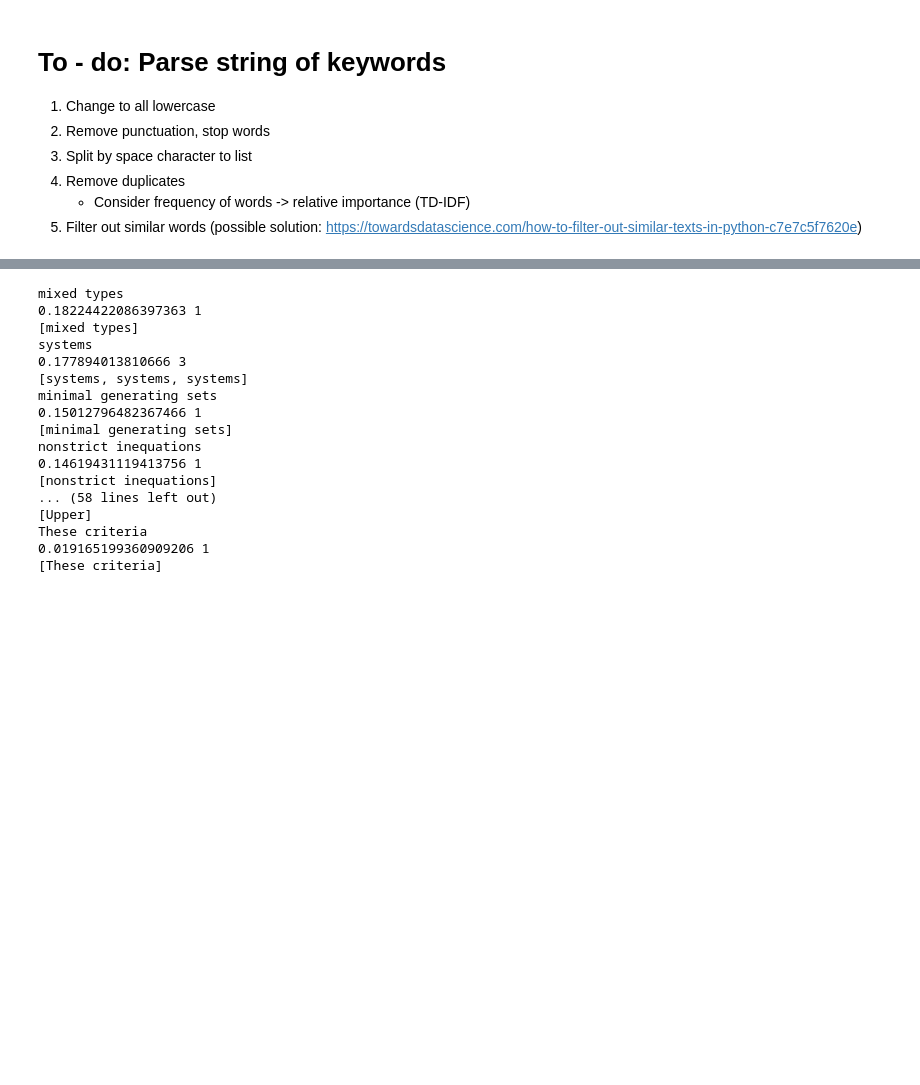
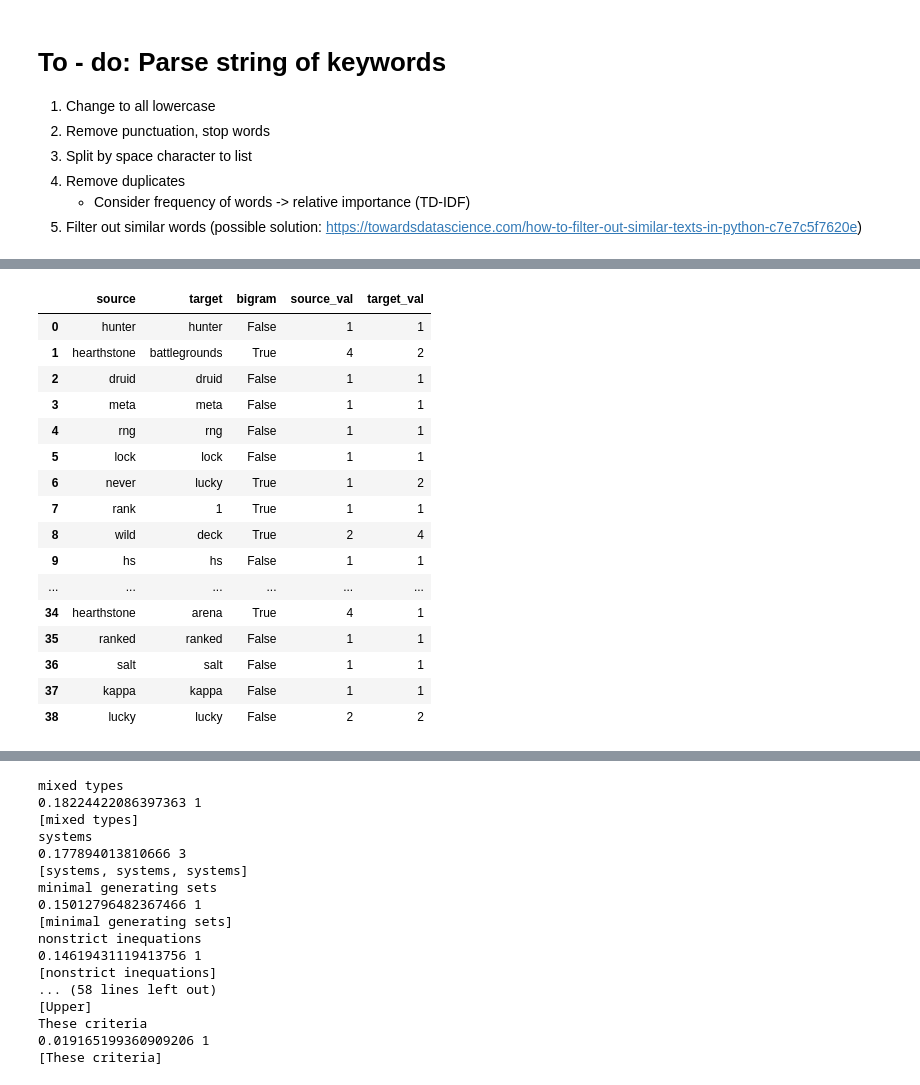
Before and after one commit to bernardcheng/youtube-api-viz, a Jupyter notebook: yt-api-test.ipynb, the cells around one changed output, grey strips where cells are left out. Saved outputs shown, nothing was run; the diff lists cells and outputs as text; code cells hidden in the pictures; blank space fills up the shorter version.

```diff
--- a/yt-api-test.ipynb
+++ b/yt-api-test.ipynb
@@ -189,3 +279,26 @@ grp_tgt_df
 # %%
 # Perform left join for final_rltn_df & grp_src_df e.g. final_rltn_df.merge(grp_src_df, on='user_id', how='left')
 # Perform left join for final_rltn_df & grp_tgt_df e.g. final_rltn_df.merge(grp_tgt_df, on='user_id', how='left')
+
+join_final_rltn_df = final_rltn_df.merge(grp_src_df, on='source', how='left')
+join_final_rltn_df = join_final_rltn_df.merge(grp_tgt_df, on='target', how='left')
+
+join_final_rltn_df
+# %% [output]
+|  | source | target | bigram | source_val | target_val |
+| 0 | hunter | hunter | False | 1 | 1 |
+| 1 | hearthstone | battlegrounds | True | 4 | 2 |
+| 2 | druid | druid | False | 1 | 1 |
+| 3 | meta | meta | False | 1 | 1 |
+| 4 | rng | rng | False | 1 | 1 |
+| 5 | lock | lock | False | 1 | 1 |
+| 6 | never | lucky | True | 1 | 2 |
+| 7 | rank | 1 | True | 1 | 1 |
+| 8 | wild | deck | True | 2 | 4 |
+| 9 | hs | hs | False | 1 | 1 |
+| ... | ... | ... | ... | ... | ... |
+| 34 | hearthstone | arena | True | 4 | 1 |
+| 35 | ranked | ranked | False | 1 | 1 |
+| 36 | salt | salt | False | 1 | 1 |
+| 37 | kappa | kappa | False | 1 | 1 |
+| 38 | lucky | lucky | False | 2 | 2 |
```
Also changed, not shown: parts of 22 cells of this notebook, 1 other file.
